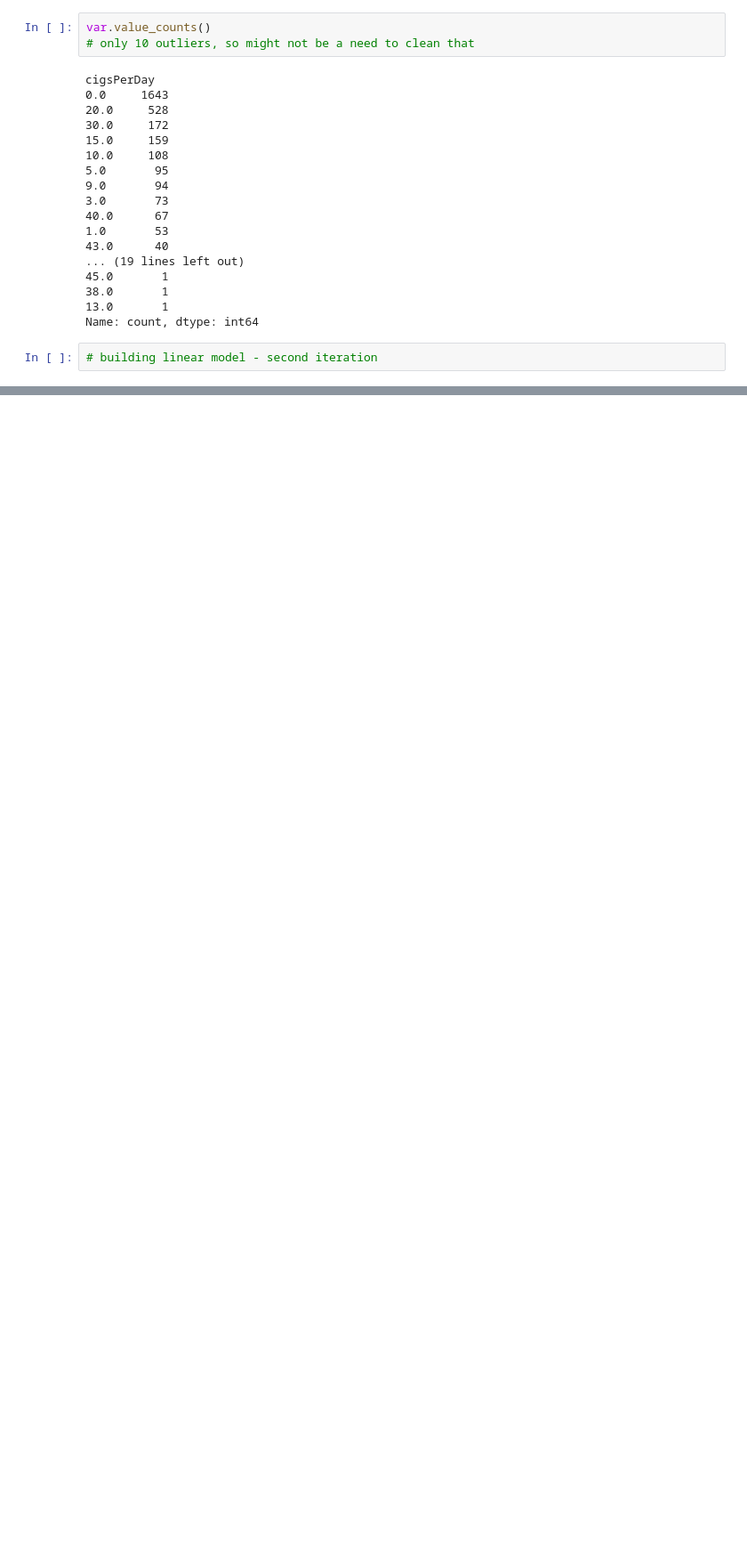
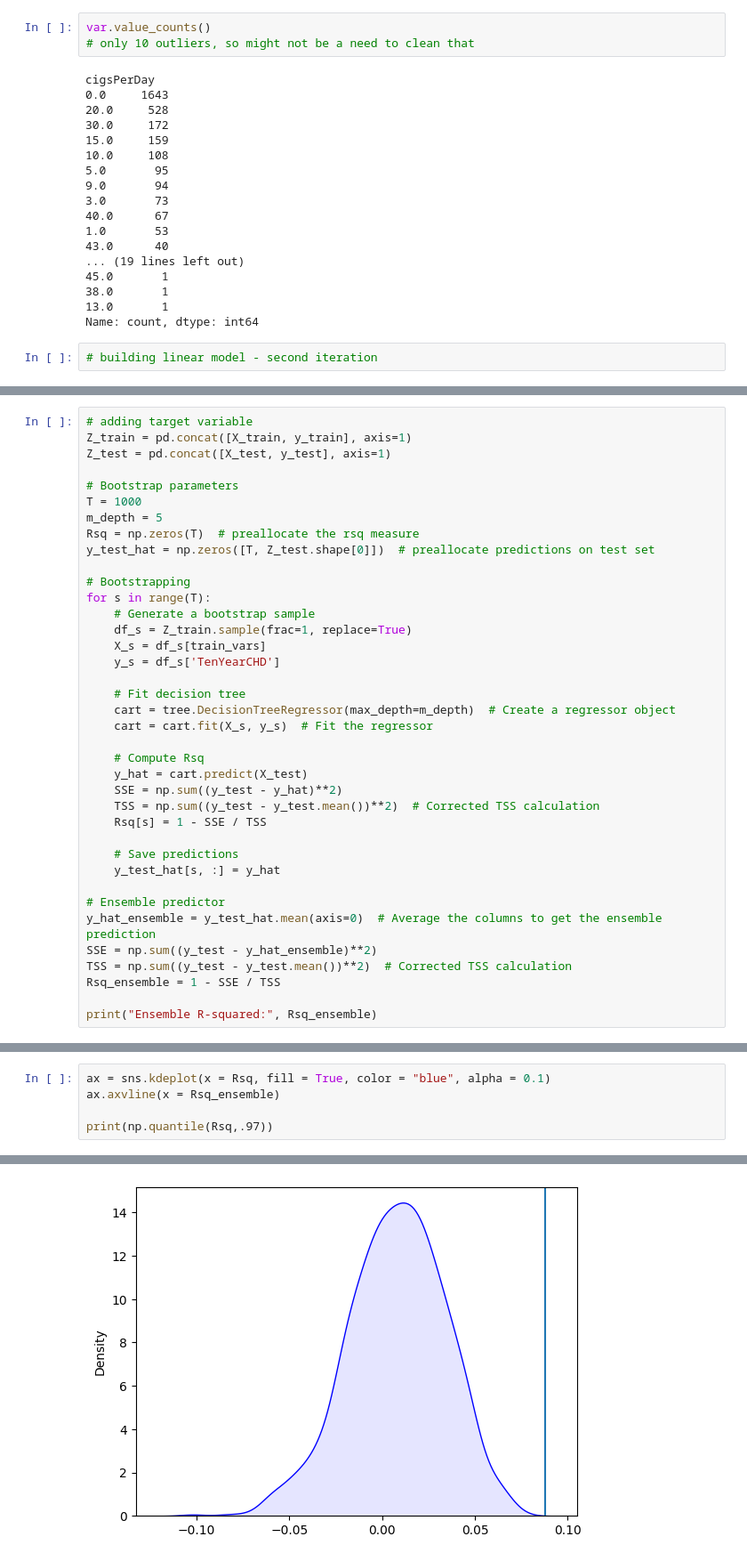
Before and after one commit to ashleyr05/project_chd, a Jupyter notebook: group8proj2.ipynb, the cells around one changed output, grey strips where cells are left out. Shown: that part at 89% size. Saved outputs shown, nothing was run; the diff lists cells and outputs as text; blank space fills up the shorter version.

```diff
--- a/group8proj2.ipynb
+++ b/group8proj2.ipynb
@@ -522,0 +556,38 @@ Name: count, dtype: int64
+# %%
+# adding target variable
+Z_train = pd.concat([X_train, y_train], axis=1)
+Z_test = pd.concat([X_test, y_test], axis=1)
+
+# Bootstrap parameters
+T = 1000
+m_depth = 5
+Rsq = np.zeros(T)  # preallocate the rsq measure
+y_test_hat = np.zeros([T, Z_test.shape[0]])  # preallocate predictions on test set
+
+# Bootstrapping
+for s in range(T):
+    # Generate a bootstrap sample
+    df_s = Z_train.sample(frac=1, replace=True)
+    X_s = df_s[train_vars]
+    y_s = df_s['TenYearCHD']
+
+    # Fit decision tree
+    cart = tree.DecisionTreeRegressor(max_depth=m_depth)  # Create a regressor object
+    cart = cart.fit(X_s, y_s)  # Fit the regressor
+
+    # Compute Rsq
+    y_hat = cart.predict(X_test)
+    SSE = np.sum((y_test - y_hat)**2)
+    TSS = np.sum((y_test - y_test.mean())**2)  # Corrected TSS calculation
+    Rsq[s] = 1 - SSE / TSS
+
+    # Save predictions
+    y_test_hat[s, :] = y_hat
+
+# Ensemble predictor
+y_hat_ensemble = y_test_hat.mean(axis=0)  # Average the columns to get the ensemble prediction
+SSE = np.sum((y_test - y_hat_ensemble)**2)
+TSS = np.sum((y_test - y_test.mean())**2)  # Corrected TSS calculation
+Rsq_ensemble = 1 - SSE / TSS
+
+print("Ensemble R-squared:", Rsq_ensemble)
@@ -522,0 +596,6 @@ Name: count, dtype: int64
+# %%
+ax = sns.kdeplot(x = Rsq, fill = True, color = "blue", alpha = 0.1)
+ax.axvline(x = Rsq_ensemble)
+
+print(np.quantile(Rsq,.97))
+# %% [output]
@@ -522,0 +603 @@ Name: count, dtype: int64
+[figure, added]
```
Also changed, not shown: parts of 10 cells of this notebook.
